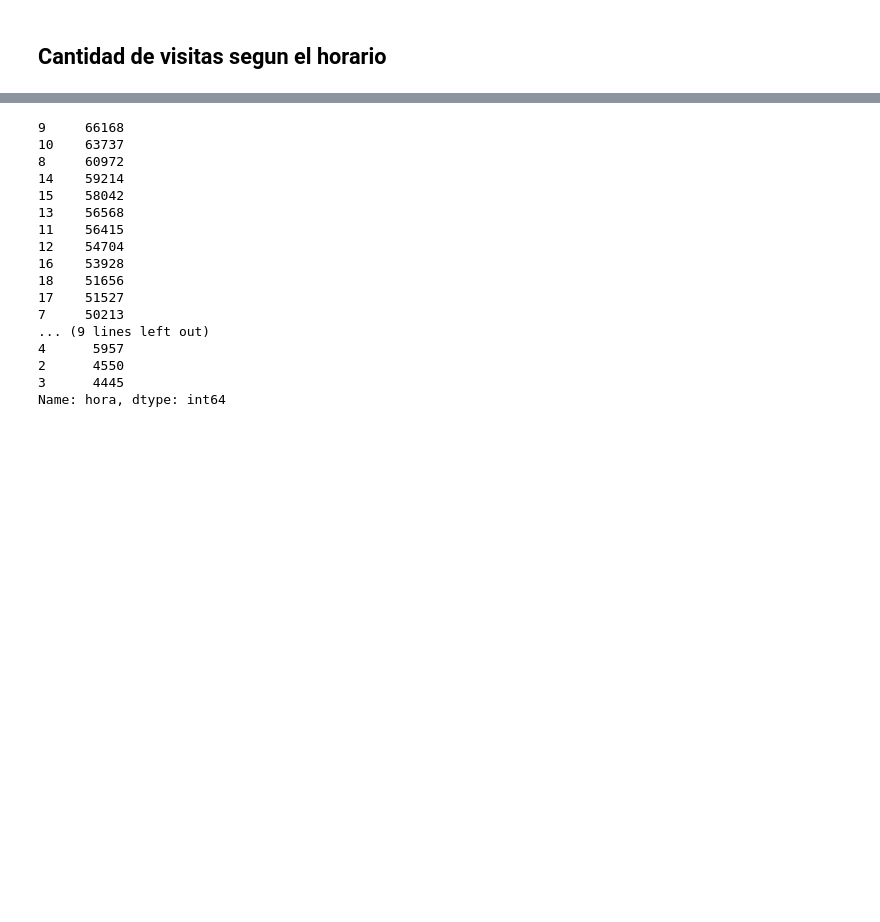
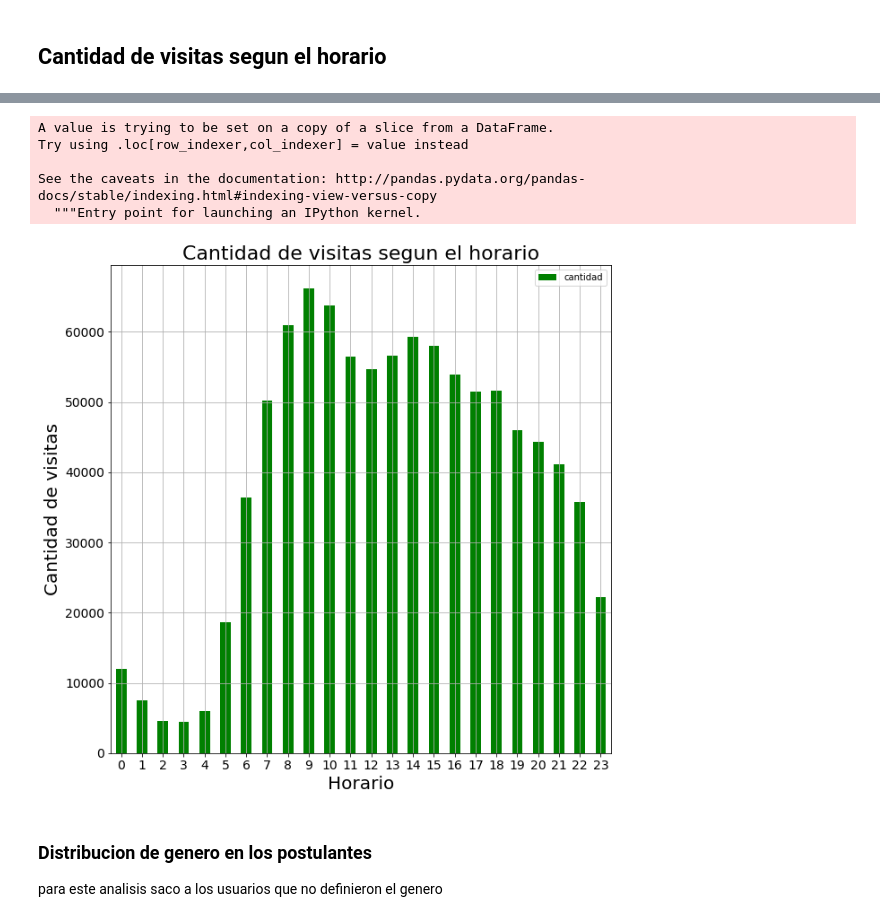
Before and after one commit to LuuPesado/TPsDatos_1C2018, a Jupyter notebook: tp1-2018k3v1nnnn.ipynb, the cells around one changed output, grey strips where cells are left out. Drawn from its saved outputs; the diff is of its cells as text; code cells hidden in the pictures; blank space fills up the shorter version.

```diff
--- a/tp1-2018k3v1nnnn.ipynb
+++ b/tp1-2018k3v1nnnn.ipynb
@@ -147,23 +137,18 @@ postulantes
+# %%
+semana=vistas[["hora","dia"]]
+# %%
+semana["cantidad"]=semana["hora"].map(lambda x:1)
+semana_contador=semana.groupby("hora").aggregate(sum)
+# %% [output]
+A value is trying to be set on a copy of a slice from a DataFrame.
+Try using .loc[row_indexer,col_indexer] = value instead
+
+See the caveats in the documentation: http://pandas.pydata.org/pandas-docs/stable/indexing.html#indexing-view-versus-copy
+  """Entry point for launching an IPython kernel.
 # %%
-#postulantes["hora"].value_counts().plot(kind="bar",rot=0,figsize=(10,9),color="aqua",fontsize=13);
-#plt.title('Cantidad de visitas segun el horario', fontsize=22);
-#plt.xlabel('horario', fontsize=18);
-#plt.ylabel('Cantidad de visitas', fontsize=20);
+semana_contador.plot(kind="bar",rot=0,figsize=(10,10),color="green",fontsize=14,grid=True);
+plt.title('Cantidad de visitas segun el horario', fontsize=22);
+plt.xlabel('Horario', fontsize=20);
+plt.ylabel('Cantidad de visitas', fontsize=20);
 # %% [output]
-9     66168
-10    63737
-8     60972
-14    59214
-15    58042
-13    56568
-11    56415
-12    54704
-16    53928
-18    51656
-17    51527
-7     50213
-... (9 lines left out)
-4      5957
-2      4550
-3      4445
-Name: hora, dtype: int64
+[figure, added]
@@ -171,0 +155,3 @@ semana=postulantes[["hora","dia"]]
+# %% [markdown]
+### Distribucion de genero en los postulantes
+para este analisis saco a los usuarios que no definieron el genero
```
Also changed, not shown: parts of 28 cells of this notebook.
